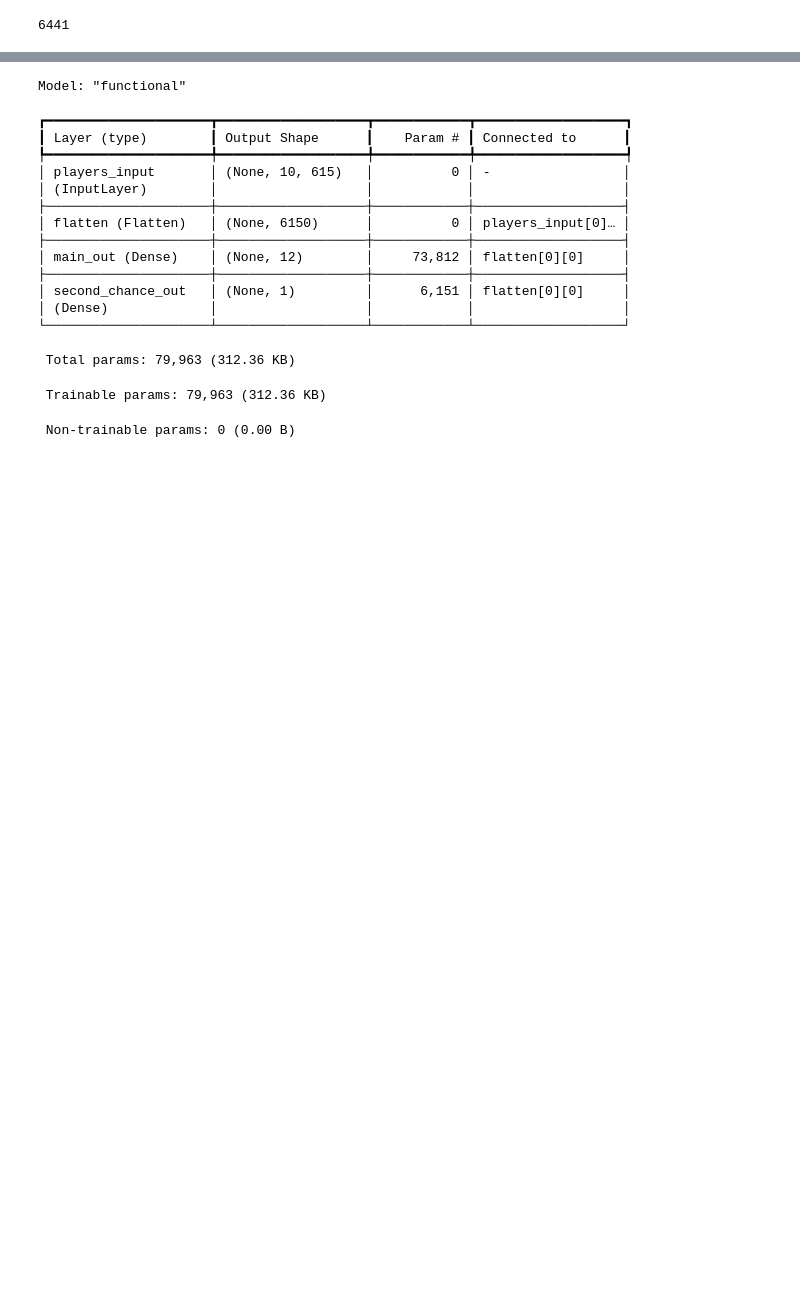
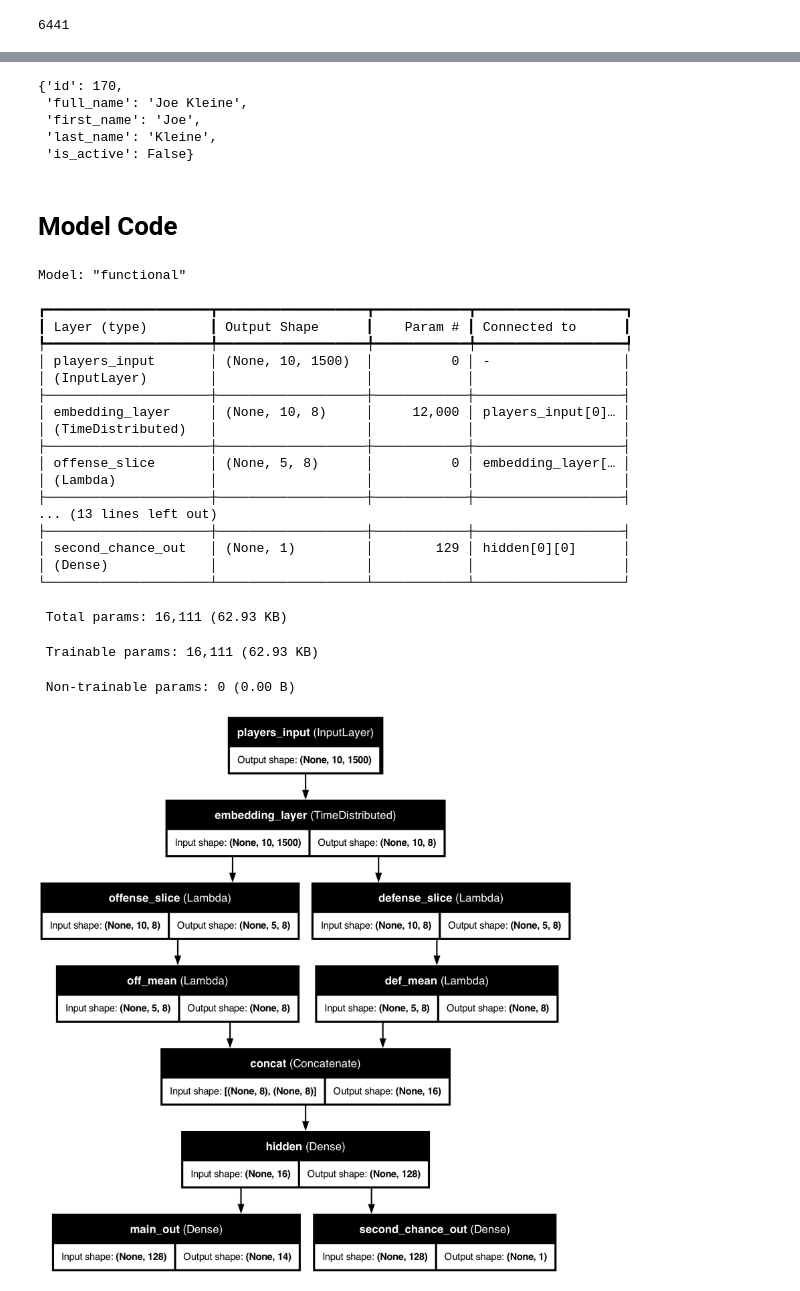
Before and after one commit to changsicong/nba_capstone, a Jupyter notebook: pbp_loader.ipynb, the cells around one changed output, grey strips where cells are left out. Drawn from its saved outputs; the diff is of its cells as text; code cells hidden in the pictures; blank space fills up the shorter version.

```diff
--- a/pbp_loader.ipynb
+++ b/pbp_loader.ipynb
@@ -470,0 +673,9 @@ len(all_game_ids)
+# %%
+from nba_api.stats.static import players
+players.find_player_by_id("170")
+# %% [output]
+{'id': 170,
+ 'full_name': 'Joe Kleine',
+ 'first_name': 'Joe',
+ 'last_name': 'Kleine',
+ 'is_active': False}
@@ -471,33 +706,37 @@ len(all_game_ids)
+# %% [markdown]
+# Model Code
 # %%
 import tensorflow as tf
 from tensorflow.keras import layers, Model, Input
 
-# Number of players in the league
-v = 615
-# Number of player vectors per possession
+v = 1543
 seq_len = 10
+embedding_dim = 8
 
-# Define model input
-# Shape: (batch_size, seq_len, v)
 input_players = Input(shape=(seq_len, v), name='players_input')
 
-# TODO: Middle of the model
-x = input_players
-x = layers.Flatten()(x)
+x = layers.TimeDistributed(layers.Dense(embedding_dim, use_bias=False), name='embedding_layer')(input_players)
 
-# Final output layers:
-# 1) Main outcome (14 classes)
-main_out = layers.Dense(14, activation='softmax', name='main_out')(x)
+# Slicing using Lambda layers
+offense_emb = layers.Lambda(lambda t: t[:, :5, :], name='offense_slice')(x)
+defense_emb = layers.Lambda(lambda t: t[:, 5:, :], name='defense_slice')(x)
 
-# 2) Second chance indicator (binary)
-second_chance_out = layers.Dense(1, activation='sigmoid', name='second_chance_out')(x)
+# Use Lambda layers to perform reduce_mean
+off_mean = layers.Lambda(lambda t: tf.reduce_mean(t, axis=1), name='off_mean')(offense_emb)
+def_mean = layers.Lambda(lambda t: tf.reduce_mean(t, axis=1), name='def_mean')(defense_emb)
 
-# Construct the model
+# Concatenate the resulting mean vectors
+concat = layers.Concatenate(name='concat')([off_mean, def_mean])
+
+# Hidden layer
+hidden = layers.Dense(128, activation='relu', name='hidden')(concat)
+
+# Output layers
+main_out = layers.Dense(14, activation='softmax', name='main_out')(hidden)
+second_chance_out = layers.Dense(1, activation='sigmoid', name='second_chance_out')(hidden)
+
 model = Model(inputs=input_players, outputs=[main_out, second_chance_out])
 
-# Compile the model with appropriate losses:
-# - main_out is categorical: use 'categorical_crossentropy'
-# - second_chance_out is binary: use 'binary_crossentropy'
 model.compile(
     optimizer='adam',
     loss={
@@ -516,16 +755,27 @@ Model: "functional"
 ┏━━━━━━━━━━━━━━━━━━━━━┳━━━━━━━━━━━━━━━━━━━┳━━━━━━━━━━━━┳━━━━━━━━━━━━━━━━━━━┓
 ┃ Layer (type)        ┃ Output Shape      ┃    Param # ┃ Connected to      ┃
 ┡━━━━━━━━━━━━━━━━━━━━━╇━━━━━━━━━━━━━━━━━━━╇━━━━━━━━━━━━╇━━━━━━━━━━━━━━━━━━━┩
-│ players_input       │ (None, 10, 615)   │          0 │ -                 │
+│ players_input       │ (None, 10, 1500)  │          0 │ -                 │
 │ (InputLayer)        │                   │            │                   │
 ├─────────────────────┼───────────────────┼────────────┼───────────────────┤
-│ flatten (Flatten)   │ (None, 6150)      │          0 │ players_input[0]… │
+│ embedding_layer     │ (None, 10, 8)     │     12,000 │ players_input[0]… │
+│ (TimeDistributed)   │                   │            │                   │
 ├─────────────────────┼───────────────────┼────────────┼───────────────────┤
-│ main_out (Dense)    │ (None, 12)        │     73,812 │ flatten[0][0]     │
+│ offense_slice       │ (None, 5, 8)      │          0 │ embedding_layer[… │
+│ (Lambda)            │                   │            │                   │
 ├─────────────────────┼───────────────────┼────────────┼───────────────────┤
-│ second_chance_out   │ (None, 1)         │      6,151 │ flatten[0][0]     │
+... (13 lines left out)
+├─────────────────────┼───────────────────┼────────────┼───────────────────┤
+│ second_chance_out   │ (None, 1)         │        129 │ hidden[0][0]      │
 │ (Dense)             │                   │            │                   │
 └─────────────────────┴───────────────────┴────────────┴───────────────────┘
- Total params: 79,963 (312.36 KB)
+ Total params: 16,111 (62.93 KB)
- Trainable params: 79,963 (312.36 KB)
+ Trainable params: 16,111 (62.93 KB)
  Non-trainable params: 0 (0.00 B)
+# %%
+from tensorflow.keras.utils import plot_model
+
+# Assuming 'model' is your Keras model
+plot_model(model, to_file='model.png', show_shapes=True, show_layer_names=True)
+# %% [output]
+[figure, added]
```
Also changed, not shown: parts of 17 cells of this notebook.
